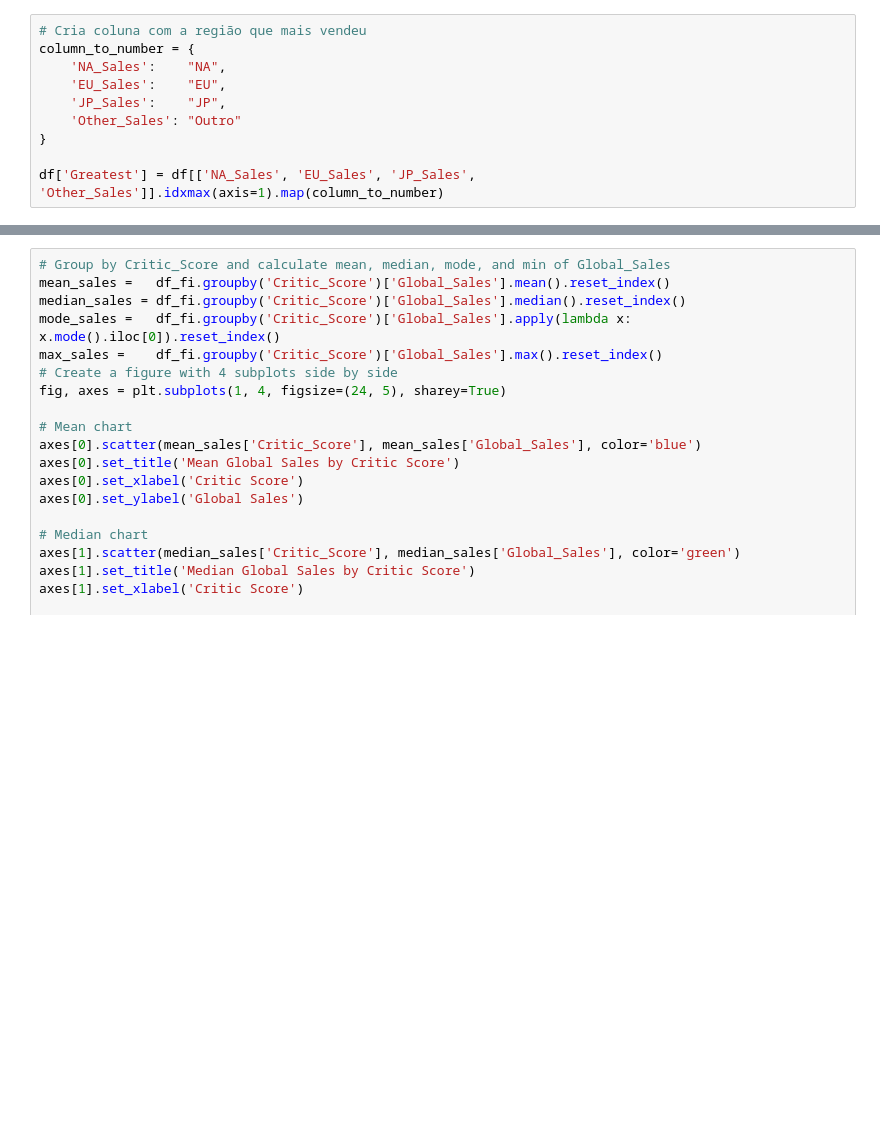
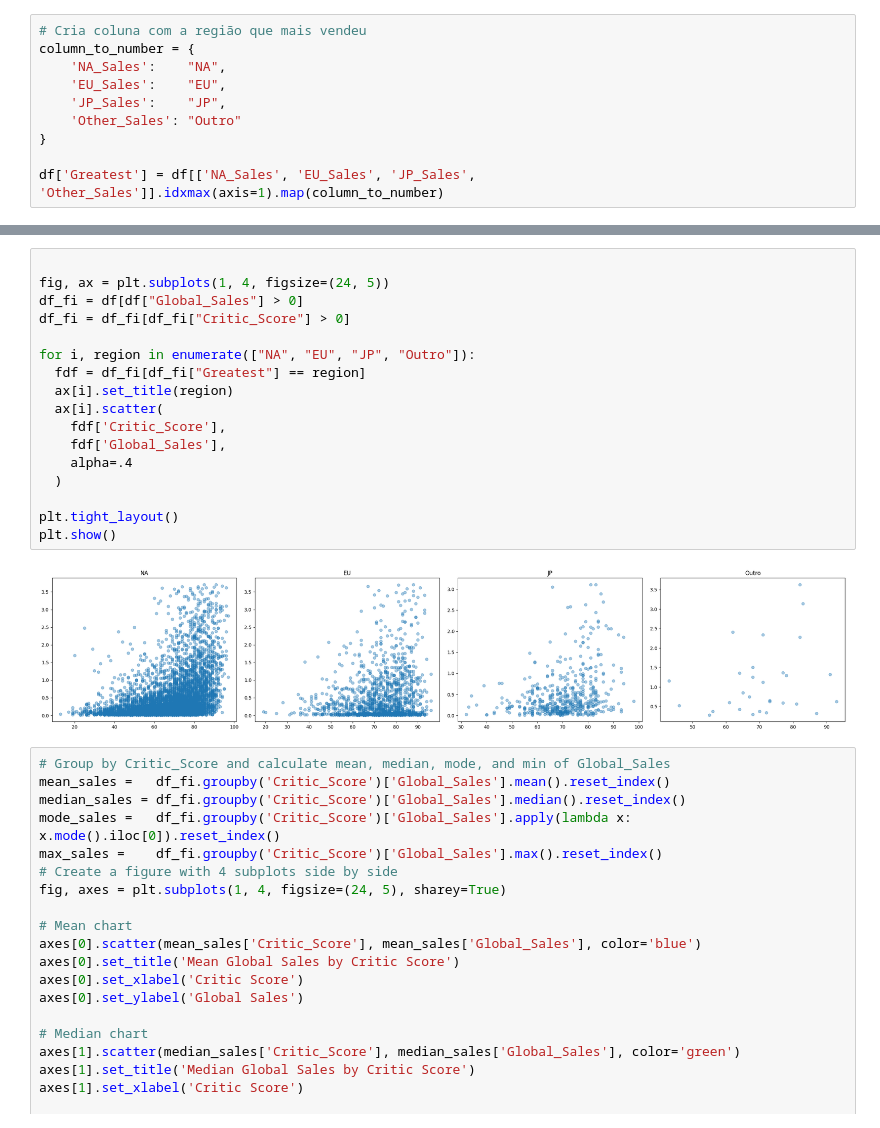
Before and after one commit to wolke412/topicos-4, a Jupyter notebook: observations.ipynb, the cells around one changed output, grey strips where cells are left out. Cells and saved outputs as stored; diff of their text form; blank space fills up the shorter version.

```diff
--- a/observations.ipynb
+++ b/observations.ipynb
@@ -65,3 +62,22 @@ plt.show()
+# %%
+
+fig, ax = plt.subplots(1, 4, figsize=(24, 5))
+df_fi = df[df["Global_Sales"] > 0]
+df_fi = df_fi[df_fi["Critic_Score"] > 0]
+
+for i, region in enumerate(["NA", "EU", "JP", "Outro"]):
+  fdf = df_fi[df_fi["Greatest"] == region]
+  ax[i].set_title(region)
+  ax[i].scatter(
+    fdf['Critic_Score'],
+    fdf['Global_Sales'],
+    alpha=.4
+  )
+
+plt.tight_layout()
+plt.show()
+# %% [output]
+[figure, added]
 # %%
 # Group by Critic_Score and calculate mean, median, mode, and min of Global_Sales
 mean_sales =   df_fi.groupby('Critic_Score')['Global_Sales'].mean().reset_index()
```
Also changed, not shown: parts of 2 cells of this notebook.
